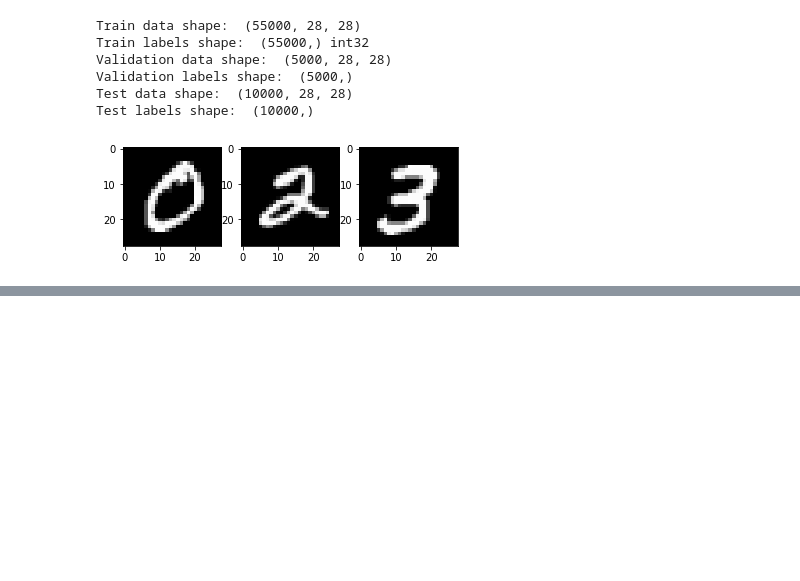
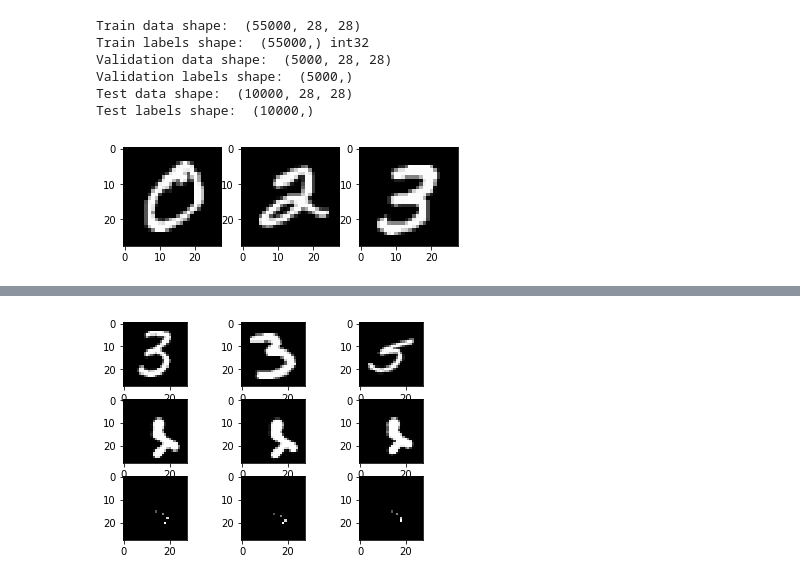
Before and after one commit to bhtang127/curve_fitting, a Jupyter notebook: Untitled.ipynb, the cells around one changed output, grey strips where cells are left out. Drawn from its saved outputs; the diff is of its cells as text; code cells hidden in the pictures; blank space fills up the shorter version.

Commit message:
trained

```diff
--- a/Untitled.ipynb
+++ b/Untitled.ipynb
@@ -153,17 +190,0 @@ def loss(x_points, y_points, images, sigma=2, A=5):
-# %%
-tf.reset_default_graph()
-
-X = tf.placeholder(tf.float32, [None, 28, 28])
-Images = tf.placeholder(tf.float32, [None, 28, 28])
-
-coding = coding_net(X)
-x_points,y_points,dull,dulll = reconstruction(coding)
-losses = loss(x_points,y_points,Images)
-
-with tf.Session() as sess:
-    with tf.device("gpu:0"):
-        tf.global_variables_initializer().run()
-
-        %timeit sess.run(losses,feed_dict={X:X_train[1:10,:,:],\
-                                           Images:X_train[1:10,:,:]})
-        print(losses)
@@ -174,0 +270,77 @@ Caused by op 'init', defined at:
+# %%
+def run_model(session, total_loss, train_step, Xd, Xval, lr,
+              epochs=5, batch_size=64, print_every=100,
+              plot_losses=True):
+
+    train_indicies = np.arange(Xd.shape[0])
+    np.random.shuffle(train_indicies)
+
+    iter_cnt = 0
+    fig = 1
+    for e in range(epochs):
+        losses = []
+        val_losses = []
+        for i in range(int(math.ceil(Xd.shape[0]/batch_size))):
+            start_idx = (i*batch_size)%Xd.shape[0]
+            idx = train_indicies[start_idx:start_idx+batch_size]
+
+            feed_dict = {X: Xd[idx,:,:],
+                         Images: Xd[idx,:,:]}
+
+            actual_batch_size = Xd[idx,:,:].shape[0]
+
+            loss = session.run(total_loss, feed_dict=feed_dict)
+            session.run(train_step, {X: Xd[idx,:,:],
+                                     Images: Xd[idx,:,:],
+                                     learning_rate: lr})
+
+            ri = np.random.randint(0,5000,size=batch_size)
+            val_dict = {X: Xval[ri,:,:],
+                        Images: Xval[ri,:,:]}
+            val_loss = session.run(total_loss, val_dict)
+
+            losses.append(loss*actual_batch_size)
+            val_losses.append(val_loss*actual_batch_size)
+
+            # print every now and then
+            if (iter_cnt % print_every) == 0:
+
+                print("Iteration {0}: with minibatch training loss = {1:.3g} val loss = {2:.3g}"\
+                      .format(iter_cnt,loss, val_loss))
+
+                ### show img
+                val_ind = np.random.randint(0,5000,size=3)
+
+                feed_dict_val = {X: Xval[val_ind,:,:],
+                                 Images: Xval[val_ind,:,:]}
+
+                locations = session.run(loc, feed_dict_val)
+                kimgs_val = session.run(kernel_imgs, feed_dict_val)
+
+                show_img(fig, Xval[val_ind,:,:], kimgs_val, locations)
+                fig += 1
+                plt.show()
+
+            iter_cnt += 1
+        mean_loss = np.sum(losses)/Xd.shape[0]
+        print("Epoch {1}, Overall loss = {0:.3g}"\
+              .format(mean_loss,e+1))
+        if e % 10 == 0:
+            lr /= 10
+            print("Learning Rate: {0:.3g}".format(lr))
+        if plot_losses:
+            plt.plot(losses,label='Train Loss')
+            plt.plot(val_losses, label='Validation Loss')
+            plt.grid(True)
+            plt.title('Epoch {} Loss'.format(e+1))
+            plt.xlabel('minibatch number')
+            plt.ylabel('minibatch loss')
+            plt.show()
+    return mean_loss
+
+sess = tf.Session()
+with tf.device("/gpu:0"):
+    sess.run(tf.global_variables_initializer())
+    print('Training')
+    run_model(sess, total_loss, train_step, X_train,X_val, 5e-3, 10,64,1000, True)
+# %% [output]
@@ -174,0 +349 @@ Caused by op 'init', defined at:
+[figure, added]
```
Also changed, not shown: parts of 18 cells of this notebook, 1 other file.
